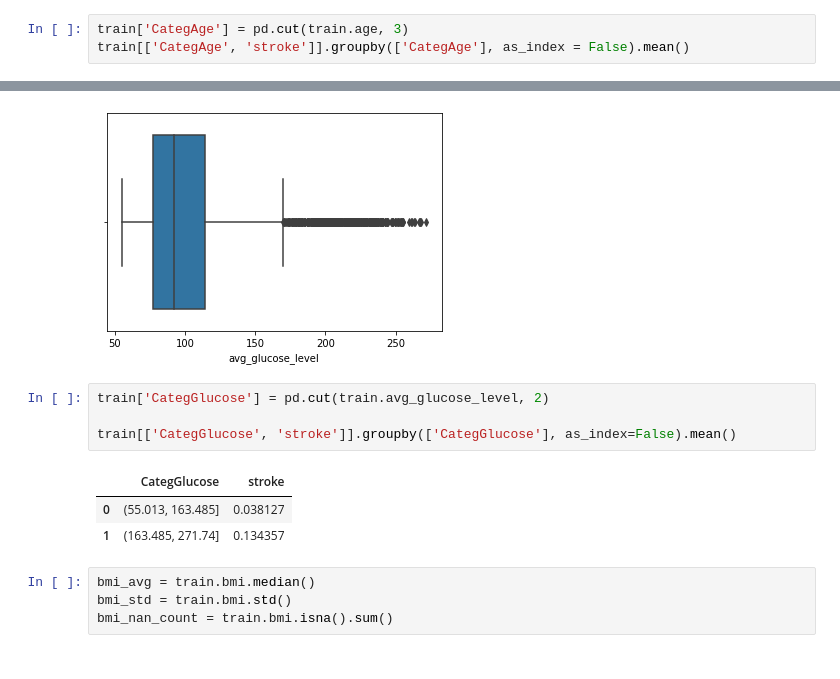
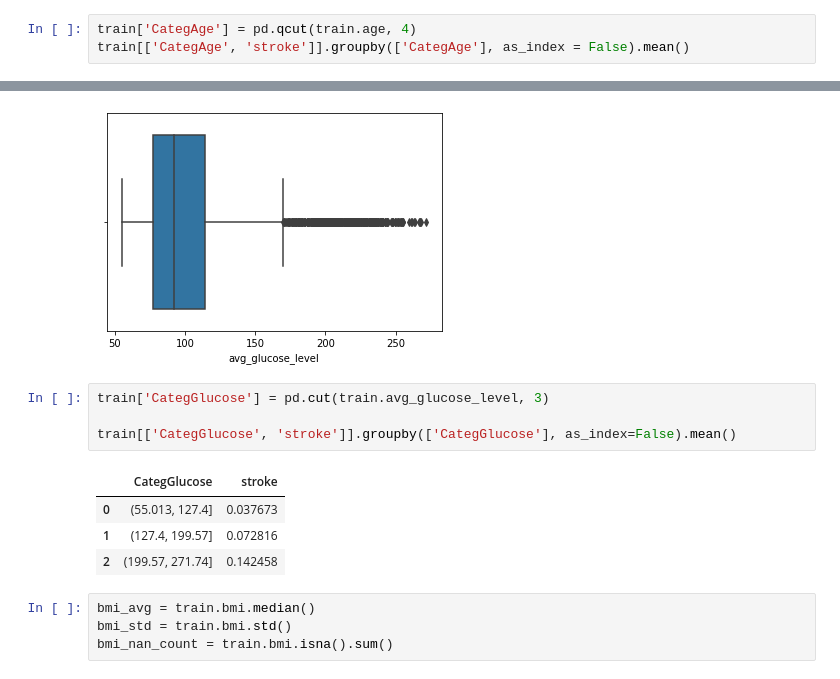
Before and after one commit to MykhaiIo/heart-attention, a Jupyter notebook: data/feature_engineering.ipynb, the cells around one changed output, grey strips where cells are left out. Cells and saved outputs as stored; diff of their text form.

Commit message:
Changed age and avg_glucose binning, removed highly correlated hypertension

```diff
--- a/data/feature_engineering.ipynb
+++ b/data/feature_engineering.ipynb
@@ -47,5 +46,5 @@ train.nlargest(10, 'avg_glucose_level')
 # %%
-train['CategAge'] = pd.cut(train.age, 3)
+train['CategAge'] = pd.qcut(train.age, 4)
 train[['CategAge', 'stroke']].groupby(['CategAge'], as_index = False).mean()
 # %% [output]
 |  | CategAge | stroke |
@@ -103,13 +103,14 @@ sns.boxplot(x=train.avg_glucose_level)
 <AxesSubplot:xlabel='avg_glucose_level'>
 [figure]
 # %%
-train['CategGlucose'] = pd.cut(train.avg_glucose_level, 2)
+train['CategGlucose'] = pd.cut(train.avg_glucose_level, 3)
 
 train[['CategGlucose', 'stroke']].groupby(['CategGlucose'], as_index=False).mean()
 # %% [output]
 |  | CategGlucose | stroke |
-| 0 | (55.013, 163.485] | 0.038127 |
-| 1 | (163.485, 271.74] | 0.134357 |
+| 0 | (55.013, 127.4] | 0.037673 |
+| 1 | (127.4, 199.57] | 0.072816 |
+| 2 | (199.57, 271.74] | 0.142458 |
 # %%
 bmi_avg = train.bmi.median()
 bmi_std = train.bmi.std()
```
Also changed, not shown: parts of 7 cells of this notebook, 5 other files.
